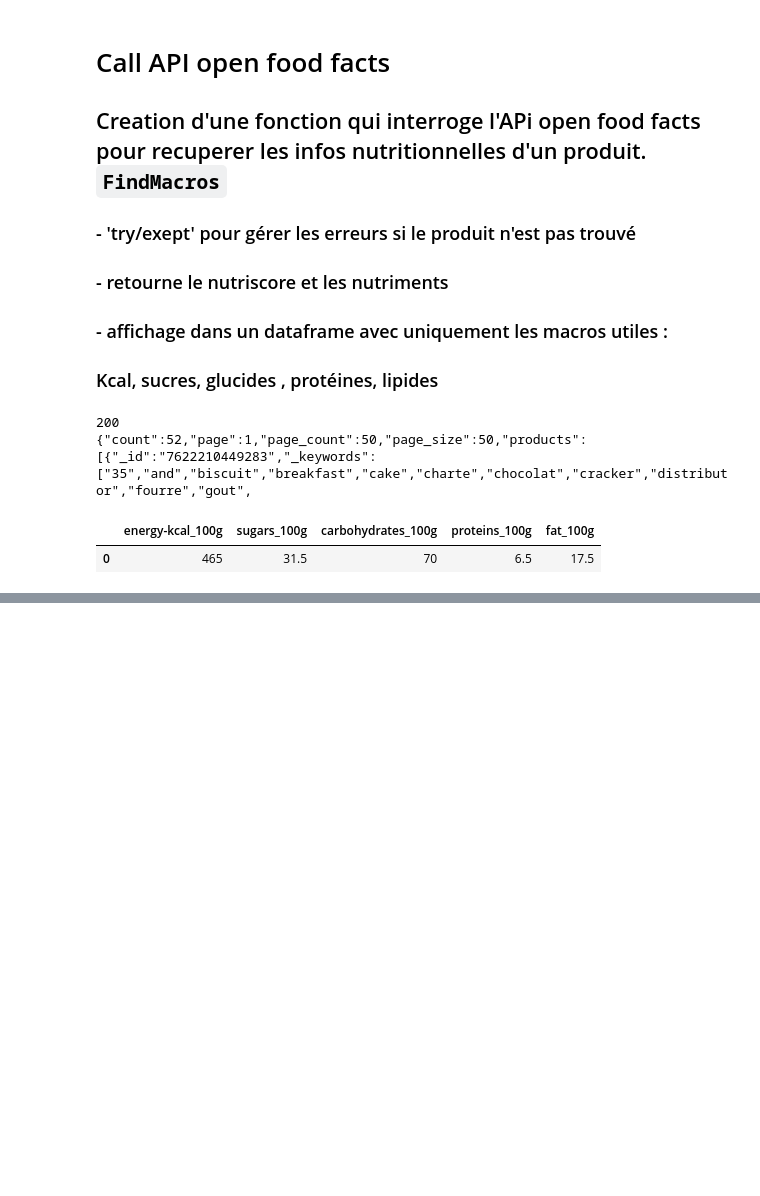
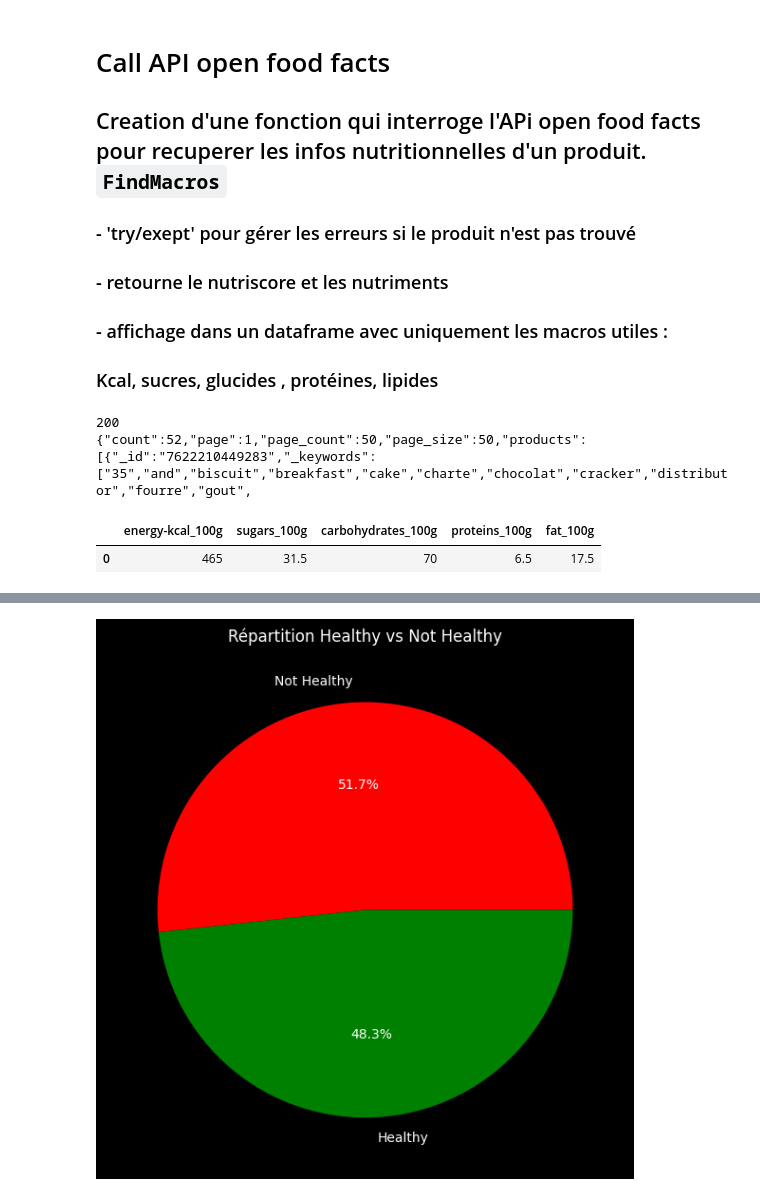
Before and after one commit to Slacknsss/NextBuy-Machine-Learning, a Jupyter notebook: notebookSLACK.ipynb, the cells around one changed output, grey strips where cells are left out. Drawn from its saved outputs; the diff is of its cells as text; code cells hidden in the pictures; blank space fills up the shorter version.

```diff
--- a/notebookSLACK.ipynb
+++ b/notebookSLACK.ipynb
@@ -602,0 +616,4 @@ df_macros[["energy-kcal_100g", "sugars_100g", "carbohydrates_100g", "proteins_10
+# %%
+df_macros["product_name"] = df_resultas["product"]
+gooddf_macro = df_macros[["product_name", "energy-kcal_100g", "sugars_100g", "carbohydrates_100g", "proteins_100g", "fat_100g"]].copy()
+display(gooddf_macro)
@@ -602,0 +637,25 @@ df_macros[["energy-kcal_100g", "sugars_100g", "carbohydrates_100g", "proteins_10
+# %%
+def is_healthy(row):
+    score = 0
+
+
+    if row["energy-kcal_100g"] < 200:
+        score += 1
+
+
+    if row["sugars_100g"] < 5:
+        score += 1
+
+
+    if row["fat_100g"] < 3:
+        score += 1
+
+
+    if row["proteins_100g"] > 5:
+        score += 1
+
+
+    return 1 if score >= 3 else 0
+gooddf_macro = gooddf_macro.dropna()
+gooddf_macro["is_healthy"] = gooddf_macro.apply(is_healthy, axis=1)
+display(gooddf_macro)
@@ -602,0 +731,16 @@ df_macros[["energy-kcal_100g", "sugars_100g", "carbohydrates_100g", "proteins_10
+# %%
+import matplotlib.pyplot as plt
+
+labels = ['Not Healthy', 'Healthy']
+values = gooddf_macro['is_healthy'].value_counts().sort_index().values
+colors = ['red', 'green']
+
+plt.figure(figsize=(6, 6), facecolor='black')
+ax = plt.gca()
+ax.set_facecolor('black')
+ax.pie(values, labels=labels, colors=colors, autopct='%1.1f%%', textprops={'color': 'white'})
+plt.title('Répartition Healthy vs Not Healthy', color='white')
+plt.tight_layout()
+plt.show()
+# %% [output]
+[figure, added]
```
Also changed, not shown: parts of 20 cells of this notebook.
